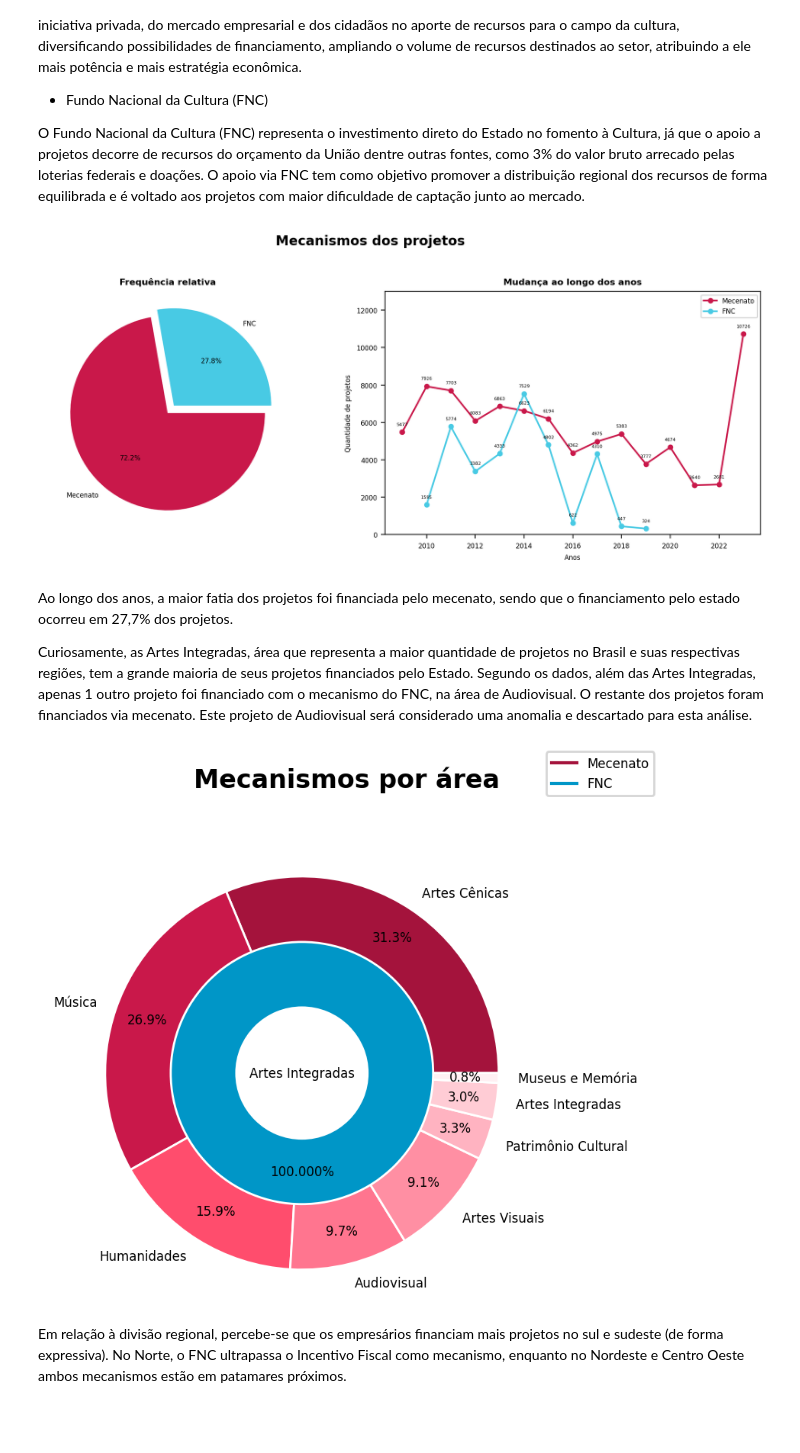
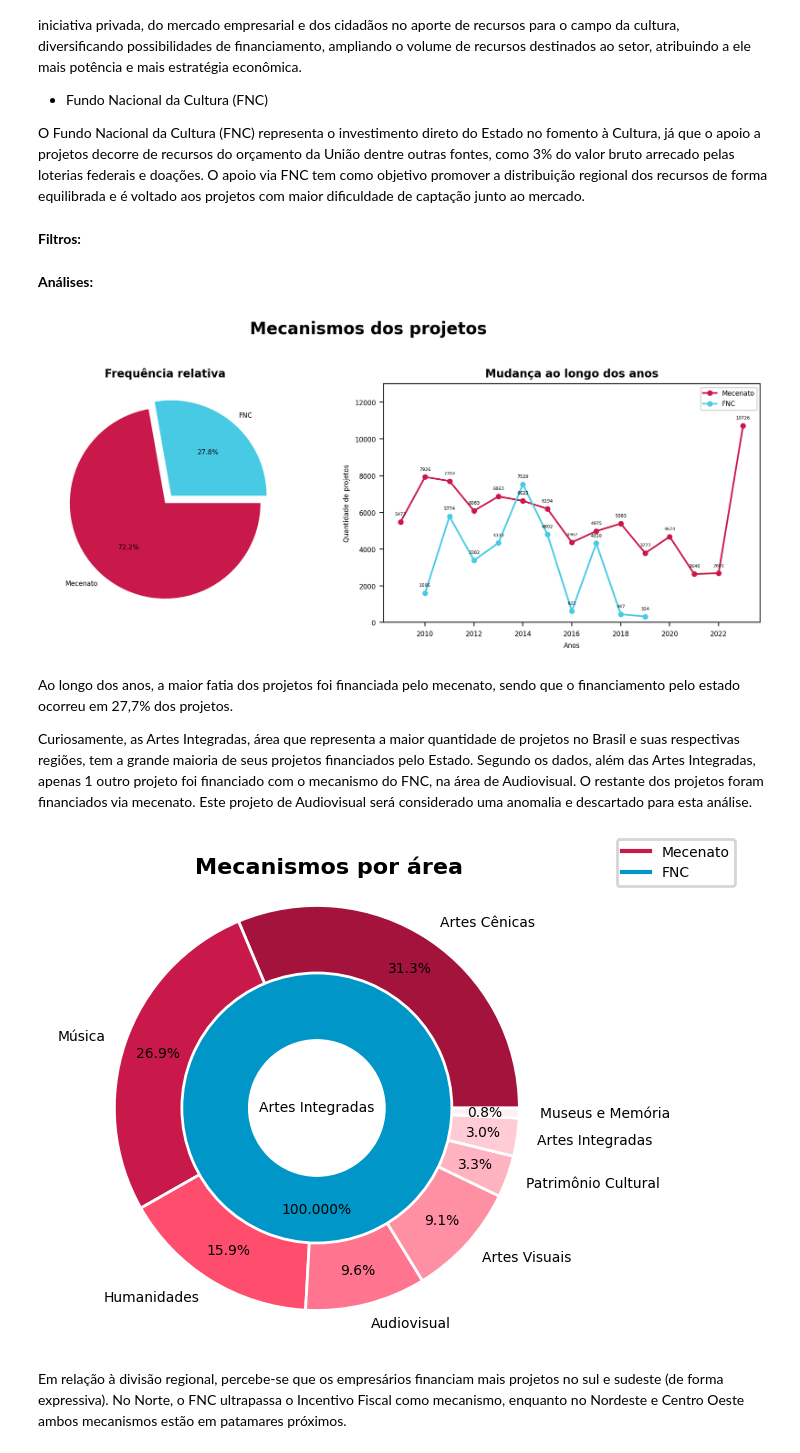
Before and after one commit to lorenaaxbastos/santander-coders-projects, a Jupyter notebook: Unit 2 - Programming Techniques I (PY)/Projeto EDA - Análise do Dataset da Lei Rouanet.ipynb, the cells around one changed output. Saved outputs shown, nothing was run; the diff lists cells and outputs as text; code cells hidden in the pictures; blank space fills up the shorter version.

```diff
--- a/Unit 2 - Programming Techniques I (PY)/Projeto EDA - Análise do Dataset da Lei Rouanet.ipynb
+++ b/Unit 2 - Programming Techniques I (PY)/Projeto EDA - Análise do Dataset da Lei Rouanet.ipynb
@@ -195,13 +195,24 @@ projetos = projetos[["providencia", "situacao", "area", "segmento", "mecanismo",
 
 # fornecedores = fornecedores[["nome", "_links"]]
 # %%
-# removendo anomalias
+# removendo valores negativos
 projetos = projetos[projetos["valor_projeto"] >= 0]
 projetos = projetos[projetos["valor_aprovado"] >= 0]
-projetos = projetos[~((projetos["mecanismo"] == "FNC") & (projetos["area"] == "Audiovisual"))]
 
-if (projetos["ano_projeto"] > 0).all() and (projetos["ano_projeto"] < 100).all():
+# removendo 1 de 33119 projetos de uma área diferente
+filtro_mecanismo_fnc = projetos["mecanismo"] == "FNC"
+filtro_area_audiovisual = projetos["area"] == "Audiovisual"
+projetos = projetos[~(filtro_mecanismo_fnc & filtro_area_audiovisual)]
+
+# padronizando ano para formato 20XX
+filtro_ano_menor_igual_24 = (projetos["ano_projeto"] <= 24).all()
+
+if filtro_ano_menor_igual_24.all():
     projetos["ano_projeto"] = 2000 + projetos["ano_projeto"]
+
+# remover ano de 2024 por dados insuficientes
+filtro_ano_2024 = projetos["ano_projeto"] == 2024
+projetos = projetos[~filtro_ano_2024]
 # %% [markdown]
 Tratamento dos dados das propostas:
 # %%
@@ -405,5 +437,12 @@ O incentivo é um mecanismo em que a União faculta às pessoas físicas ou jur
 - Fundo Nacional da Cultura (FNC)
 
 O Fundo Nacional da Cultura (FNC) representa o investimento direto do Estado no fomento à Cultura, já que o apoio a projetos decorre de recursos do orçamento da União dentre outras fontes, como 3% do valor bruto arrecado pelas loterias federais e doações. O apoio via FNC tem como objetivo promover a distribuição regional dos recursos de forma equilibrada e é voltado aos projetos com maior dificuldade de captação junto ao mercado.
+# %% [markdown]
+**Filtros:**
+# %%
+filtro_mecanismo_mecenato = projetos["mecanismo"] == "Mecenato"
+filtro_mecanismo_fnc = projetos["mecanismo"] == "FNC"
+# %% [markdown]
+**Análises:**
 # %%
 mecanismos = projetos["mecanismo"].value_counts(normalize=True) * 100
@@ -426,9 +466,8 @@ ax1.pie(
 )
 
 ax2.plot(
-    # considerar até 2023, pois 2024 acabou de começar
-    mecenato_por_anos.index[:-1],
-    mecenato_por_anos[:-1],
+    mecenato_por_anos.index,
+    mecenato_por_anos,
     cores[0],
 
     fnc_por_anos.index,
@@ -453,13 +492,12 @@ def rotulos_pontos(arr_index, arr):
         )
 
 
-# removendo último ano, pois ainda estamos no início de 2024
-rotulos_pontos(mecenato_por_anos.index[:-1], mecenato_por_anos[:-1])
+rotulos_pontos(mecenato_por_anos.index, mecenato_por_anos)
 rotulos_pontos(fnc_por_anos.index, fnc_por_anos)
 
-plt.suptitle("Mecanismos dos projetos", fontsize=12, fontweight=1000, y=1.05)
-ax1.set_title("Frequência relativa", fontsize=8, fontweight=600)
-ax2.set_title("Mudança ao longo dos anos", fontsize=8, fontweight=600)
+plt.suptitle("Mecanismos dos projetos", fontsize=15, fontweight=1000, y=1.05)
+ax1.set_title("Frequência relativa", fontsize=10, fontweight=600)
+ax2.set_title("Mudança ao longo dos anos", fontsize=10, fontweight=600)
 
 plt.xlabel("Anos")
 plt.ylabel("Quantidade de projetos")
@@ -471,55 +509,56 @@ plt.ylim(bottom=0, top=13000)
 plt.tight_layout()
 plt.show()
 # %% [output]
-[figure, old version]
+[figure, new version]
 # %% [markdown]
 Ao longo dos anos, a maior fatia dos projetos foi financiada pelo mecenato, sendo que o financiamento pelo estado ocorreu em 27,7% dos projetos.
 
 Curiosamente, as Artes Integradas, área que representa a maior quantidade de projetos no Brasil e suas respectivas regiões, tem a grande maioria de seus projetos financiados pelo Estado. Segundo os dados, além das Artes Integradas, apenas 1 outro projeto foi financiado com o mecanismo do FNC, na área de Audiovisual. O restante dos projetos foram financiados via mecenato. Este projeto de Audiovisual será considerado uma anomalia e descartado para esta análise.
 # %%
-mecenatos_por_area = projetos[projetos["mecanismo"] == "Mecenato"]["area"].value_counts().sort_values(ascending=False)
-fnc_por_area = projetos[projetos["mecanismo"] == "FNC"]["area"].value_counts()
+mecenatos_por_area = projetos[filtro_mecanismo_mecenato]["area"].value_counts().sort_values(ascending=False)
+fnc_por_area = projetos[filtro_mecanismo_fnc]["area"].value_counts()
 # %%
-plt.rcParams.update({"font.size": 6})
-cores = ["#a4133c", "#c9184a", "#ff4d6d", "#ff758f",
+plt.rcParams.update({"font.size": 5})
+cores_mecenato = ["#a4133c", "#c9184a", "#ff4d6d", "#ff758f",
           "#ff8fa3", "#ffb3c1", "#ffccd5", "#fff0f3"]
+cor_fnc = ["#0096c7"]
 
-fig, ax = plt.subplots(figsize=(4, 4), dpi=200)
+fig, ax = plt.subplots(figsize=(4, 2.5), dpi=200)
 
 ax.pie(
     mecenatos_por_area,
     labels=mecenatos_por_area.index,
     autopct="%1.1f%%",
     pctdistance=0.83,
     radius=1.2,
-    wedgeprops=dict(width=0.5, edgecolor='w'),
-    colors=cores
+    wedgeprops={"width": 0.5, "edgecolor": 'w'},
+    colors=cores_mecenato
 )
 
 ax.pie(
     fnc_por_area,
     labels=fnc_por_area.index,
     labeldistance=0,
     startangle=90,
     autopct="%1.3f%%",
     pctdistance=0.75,
     radius=0.8,
-    wedgeprops=dict(width=0.4, edgecolor='w'),
-    textprops=dict(ha="center"),
-    colors=["#0096c7", "#03045e"]
+    wedgeprops={"width": 0.4, "edgecolor": 'w'},
+    textprops={"ha": "center"},
+    colors=cor_fnc
 )
 
-plt.suptitle("Mecanismos por área", fontsize=12, fontweight=1000)
+fig.suptitle("Mecanismos por área", fontsize=8, fontweight=1000)
 
 mecenatos, = ax.plot(mecenatos_por_area, label='Mecenato', color=cores[0])
-fncs, = ax.plot(fnc_por_area, label='FNC', color="#0096c7")
+fncs, = ax.plot(fnc_por_area, label='FNC', color=cor_fnc[0])
 
 fig.legend(handles=[mecenatos, fncs], loc="upper right")
 
 plt.tight_layout()
 plt.show()
 # %% [output]
-[figure, old version]
+[figure, new version]
 # %% [markdown]
 Em relação à divisão regional, percebe-se que os empresários financiam mais projetos no sul e sudeste (de forma expressiva). No Norte, o FNC ultrapassa o Incentivo Fiscal como mecanismo, enquanto no Nordeste e Centro Oeste ambos mecanismos estão em patamares próximos.
 # %%
```
Also changed, not shown: parts of 14 cells of this notebook.
